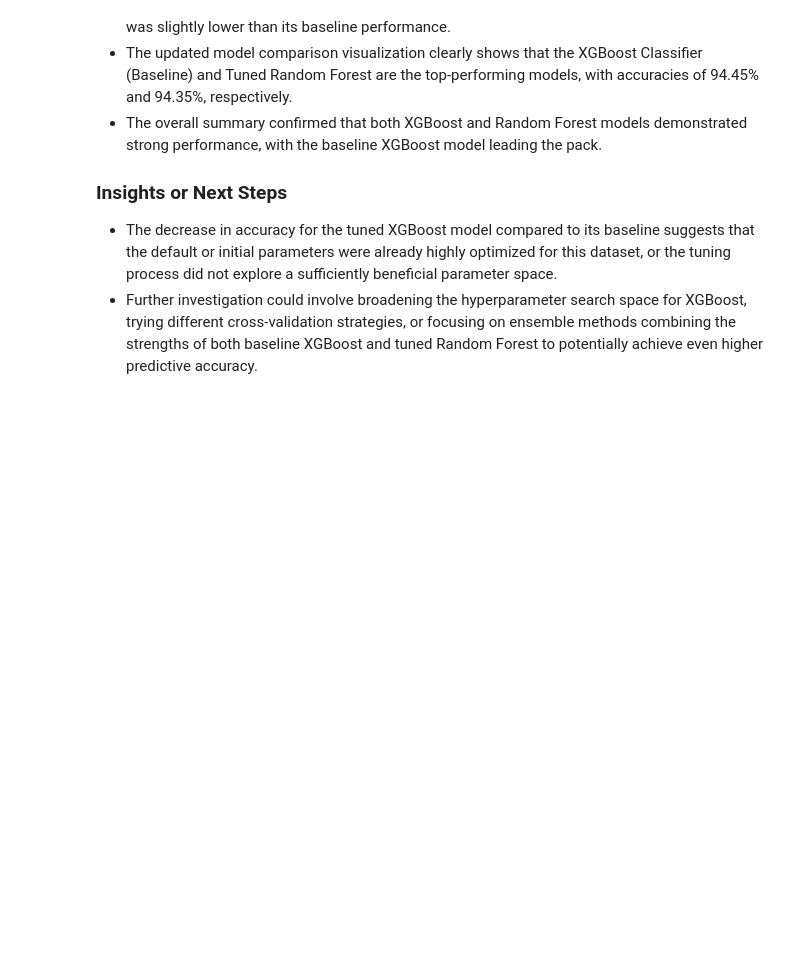
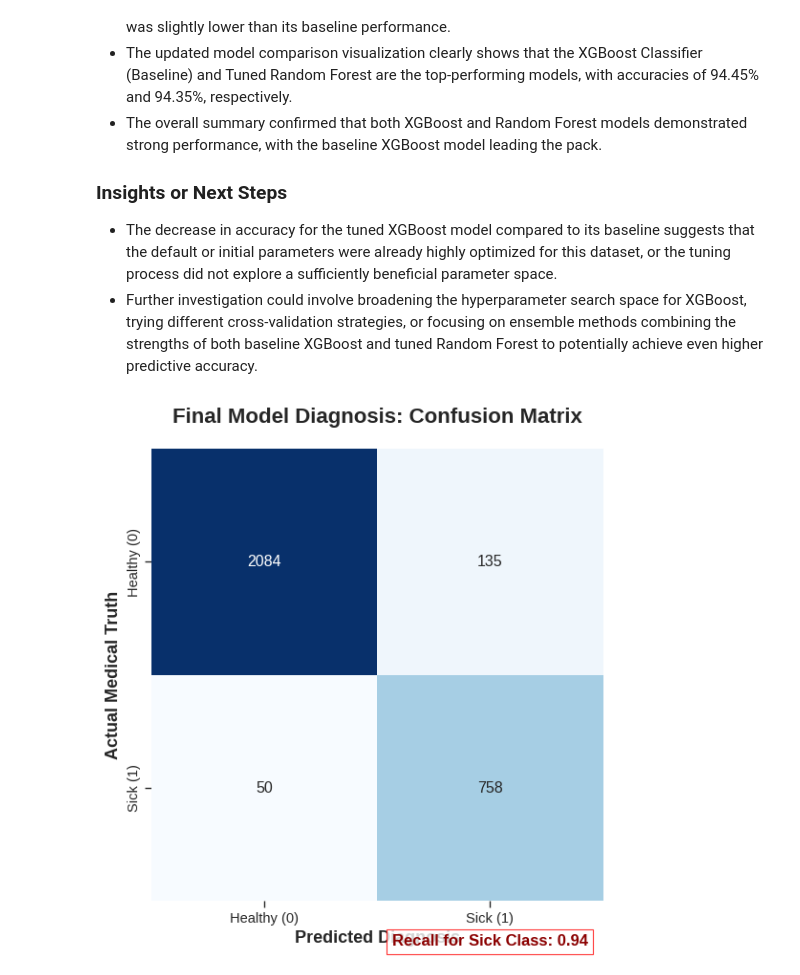
Before and after one commit to yashjscoder/Thyroid-Disease-Diagnostic-System---Machine-Learning-Deep-Learning, a Jupyter notebook: thyroid_detection.ipynb, the cells around one changed output. Cells and saved outputs as stored; diff of their text form; code cells hidden in the pictures; blank space fills up the shorter version.

Commit message:
added new ipynb file with new visuals for better understanding

```diff
--- a/thyroid_detection.ipynb
+++ b/thyroid_detection.ipynb
@@ -1006,0 +1009,33 @@ Both XGBoost and Random Forest models demonstrated strong performance for this c
+# %%
+import matplotlib.pyplot as plt
+import seaborn as sns
+from sklearn.metrics import confusion_matrix
+
+# 1. Generate the confusion matrix using your final tuned XGBoost predictions
+cm = confusion_matrix(y_test, y_pred_tuned_xgb)
+
+# 2. Set up the visual style
+plt.figure(figsize=(8, 6))
+sns.set_context("paper", font_scale=1.2)
+
+# 3. Create the heatmap
+# 'annot=True' displays the numbers, 'fmt="d"' ensures they are integers
+sns.heatmap(cm, annot=True, fmt='d', cmap='Blues',
+            xticklabels=['Healthy (0)', 'Sick (1)'],
+            yticklabels=['Healthy (0)', 'Sick (1)'],
+            cbar=False, square=True)
+
+# 4. Add clear labels and title
+plt.title('Final Model Diagnosis: Confusion Matrix', fontsize=16, weight='bold', pad=20)
+plt.xlabel('Predicted Diagnosis', fontsize=13, weight='bold')
+plt.ylabel('Actual Medical Truth', fontsize=13, weight='bold')
+
+# 5. Add a "Safety Note" annotation
+plt.text(1.5, 2.2, f'Recall for Sick Class: 0.94',
+         fontsize=12, color='darkred', ha='center', weight='bold',
+         bbox=dict(facecolor='white', alpha=0.8, edgecolor='red'))
+
+plt.tight_layout()
+plt.show()
+# %% [output]
+[figure, added]
```
Also changed, not shown: parts of 3 cells of this notebook.
